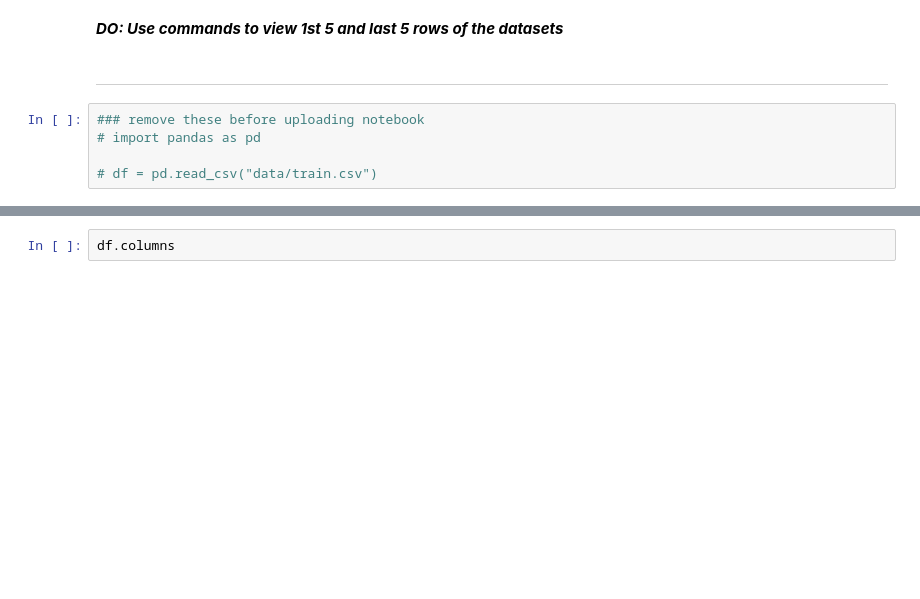
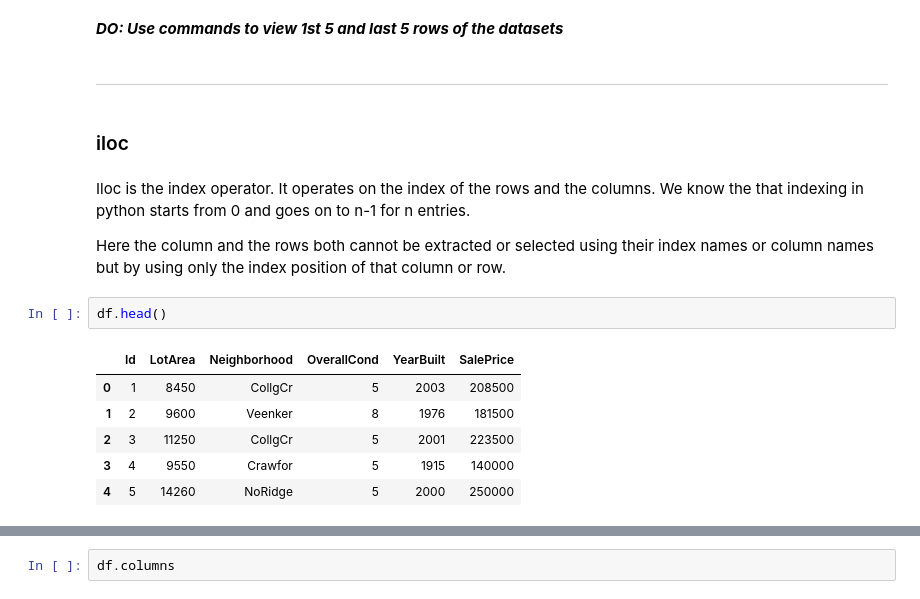
Before and after one commit to beatboxerish/boolean_ml_ds, a Jupyter notebook: Intro to Pandas for data analysis-2.ipynb, the cells around one changed output, grey strips where cells are left out. Saved outputs shown, nothing was run; the diff lists cells and outputs as text; blank space fills up the shorter version.

```diff
--- a/Intro to Pandas for data analysis-2.ipynb
+++ b/Intro to Pandas for data analysis-2.ipynb
@@ -13,8 +29,18 @@ _**DO: Use commands to view 1st 5 and last 5 rows of the datasets**_
 # %% [markdown]
 
 -----
-# %%
-### remove these before uploading notebook
-# import pandas as pd
-
-# df = pd.read_csv("data/train.csv")
+# %% [markdown]
+### iloc
+# %% [markdown]
+Iloc is the index operator. It operates on the index of the rows and the columns. We know the that indexing in python starts from 0 and goes on to n-1 for n entries.
+
+Here the column and the rows both cannot be extracted or selected using their index names or column names but by using only the index position of that column or row.
+# %%
+df.head()
+# %% [output]
+|  | Id | LotArea | Neighborhood | OverallCond | YearBuilt | SalePrice |
+| 0 | 1 | 8450 | CollgCr | 5 | 2003 | 208500 |
+| 1 | 2 | 9600 | Veenker | 8 | 1976 | 181500 |
+| 2 | 3 | 11250 | CollgCr | 5 | 2001 | 223500 |
+| 3 | 4 | 9550 | Crawfor | 5 | 1915 | 140000 |
+| 4 | 5 | 14260 | NoRidge | 5 | 2000 | 250000 |
```
Also changed, not shown: parts of 42 cells of this notebook.
